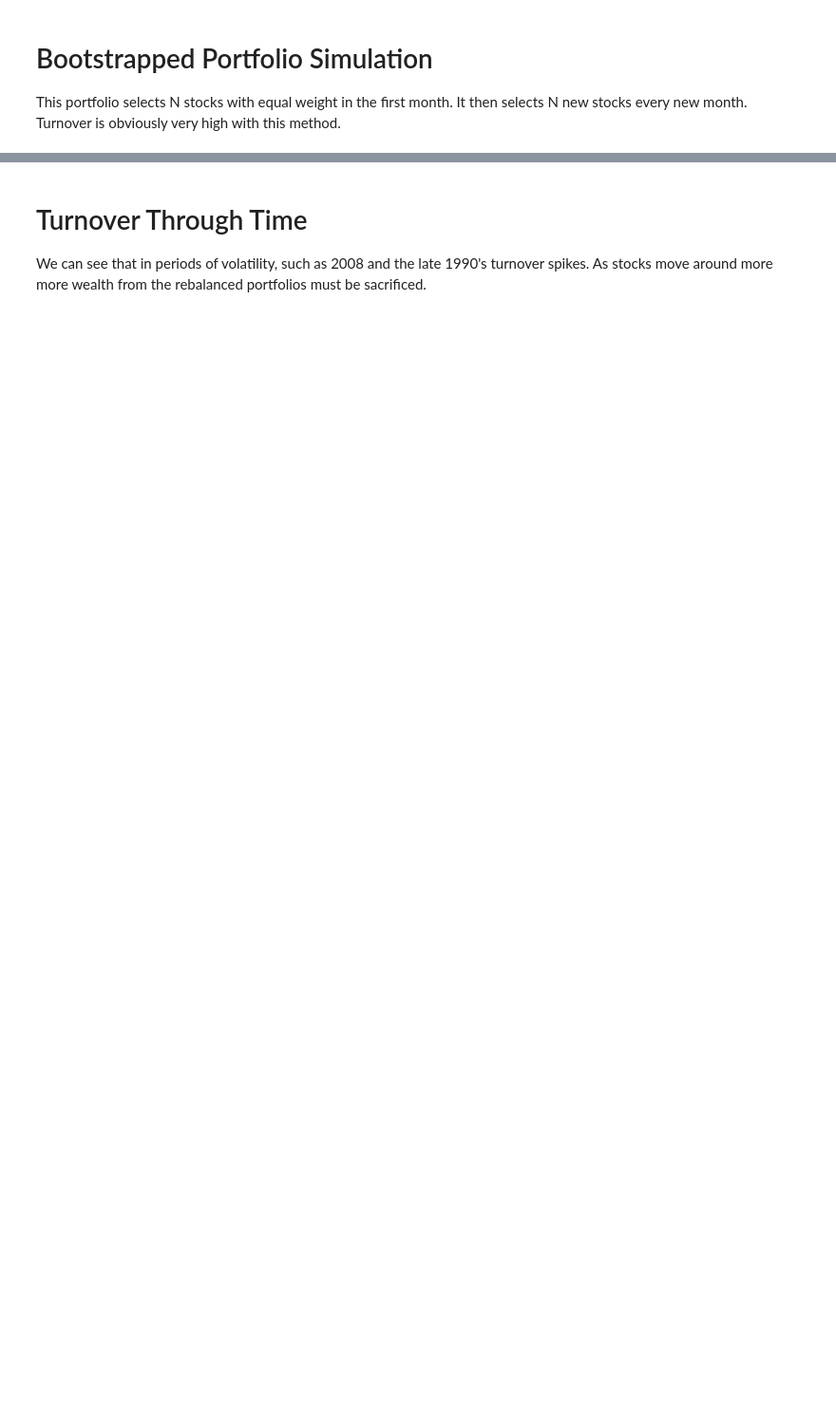
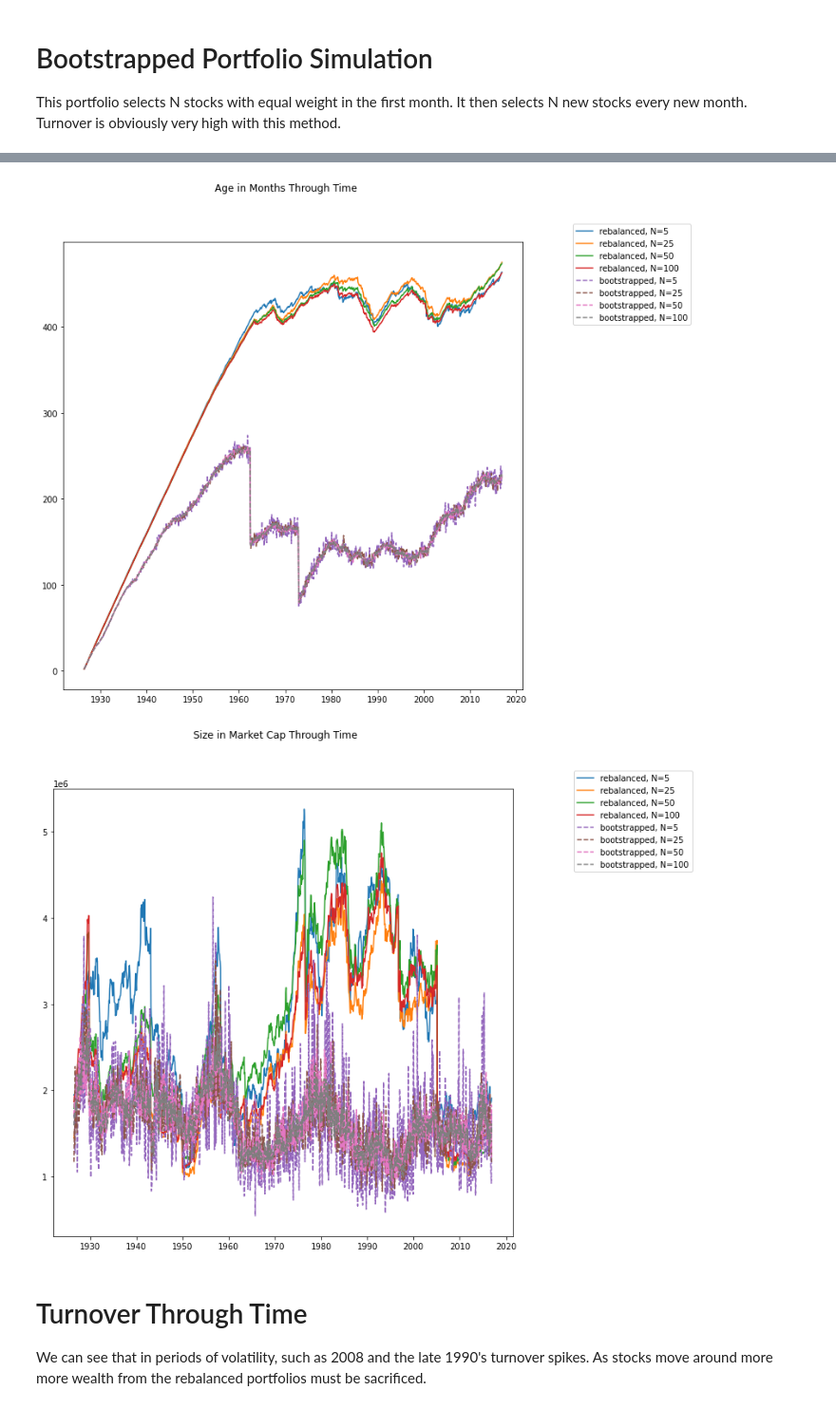
Before and after one commit to PeterBHull/portfolio_simulation, a Jupyter notebook: rebalanced.ipynb, the cells around one changed output, grey strips where cells are left out. Shown: that part at 95% size. Drawn from its saved outputs; the diff is of its cells as text; code cells hidden in the pictures; blank space fills up the shorter version.

```diff
--- a/rebalanced.ipynb
+++ b/rebalanced.ipynb
@@ -420,3 +476,52 @@ for N in n_list:
+# %%
+# fig_ret, ax_ret = plt.subplots()
+fig_age, ax_age = plt.subplots()
+fig_size, ax_size = plt.subplots()
+legend_list = []
+strat_list = ['rebalanced','bootstrapped']
+n_list = [5,25,50,100]
+dates = []
+
+for l in listofdates:
+    date = datetime.strptime(str(l), '%Y%m').date()
+    dates.append(date)
+
+
+for strat in strat_list:
+#     print(strat)
+    for N in n_list:
+        age_list = []
+        size_list = []
+        return_list = []
+        for i in listofdates:
+            age_list.append(mean(age_dict_list[strat][N][i]))
+            size_list.append(mean(size_dict_list[strat][N][i]))
+        if strat == 'bootstrapped':
+            ax_age.plot(dates,age_list, '--')
+            ax_size.plot(dates, size_list, '--')
+        else:
+            ax_age.plot(dates,age_list)
+            ax_size.plot(dates, size_list)
+        name = f'{strat}, N={N}'
+        legend_list.append(name)
+
+
+ax_age.legend(legend_list, bbox_to_anchor=(1.1, 1.05))
+ax_size.legend(legend_list, bbox_to_anchor=(1.4, 1.05))
+
+fig_age.suptitle('Age in Months Through Time')
+fig_size.suptitle('Size in Market Cap Through Time')
+
+fig_age.set_figheight(10)
+fig_age.set_figwidth(10)
+
+fig_size.set_figheight(10)
+fig_size.set_figwidth(10)
+
+plt.show()
+# %% [output]
+[figure, added]
+[figure, added]
 # %% [markdown]
 # Turnover Through Time
 
```
Also changed, not shown: parts of 11 cells of this notebook.
